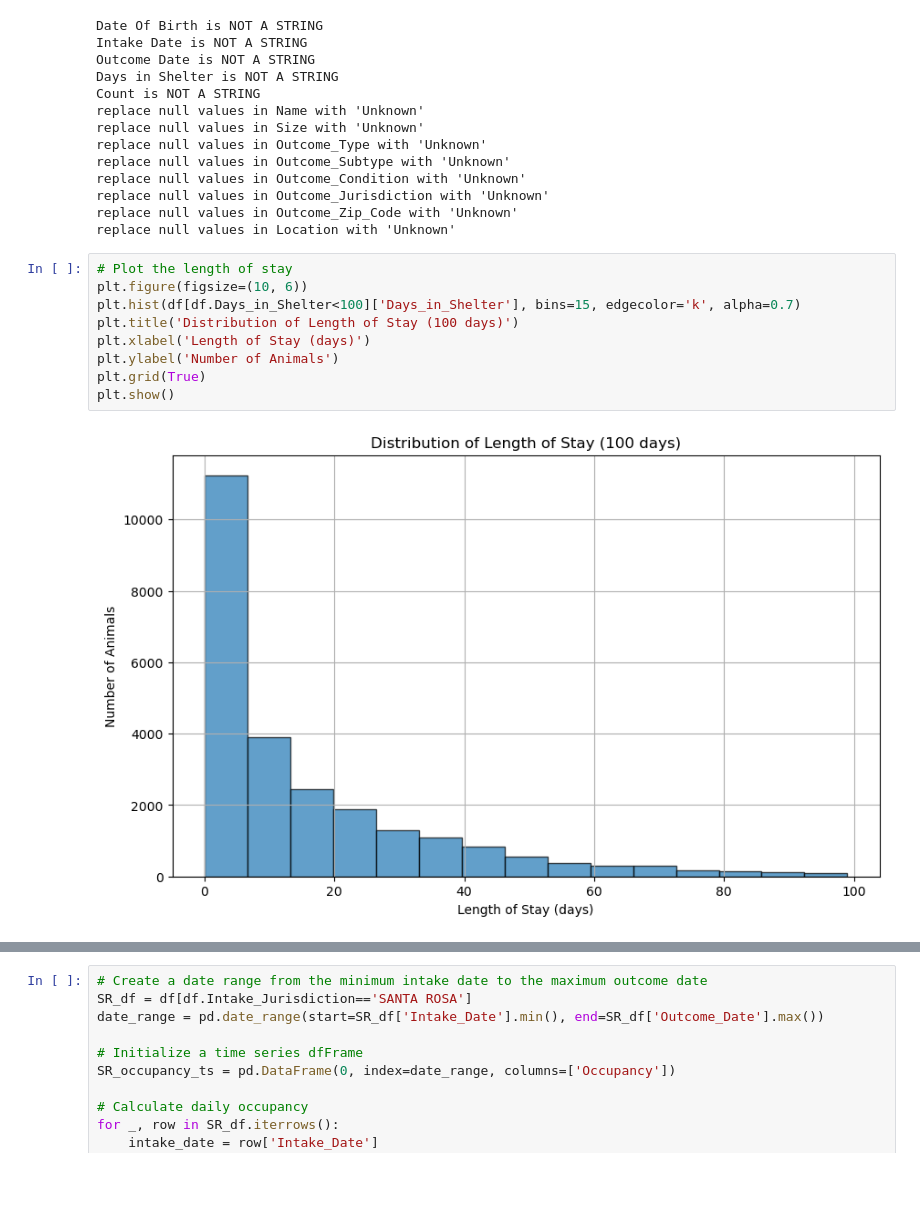
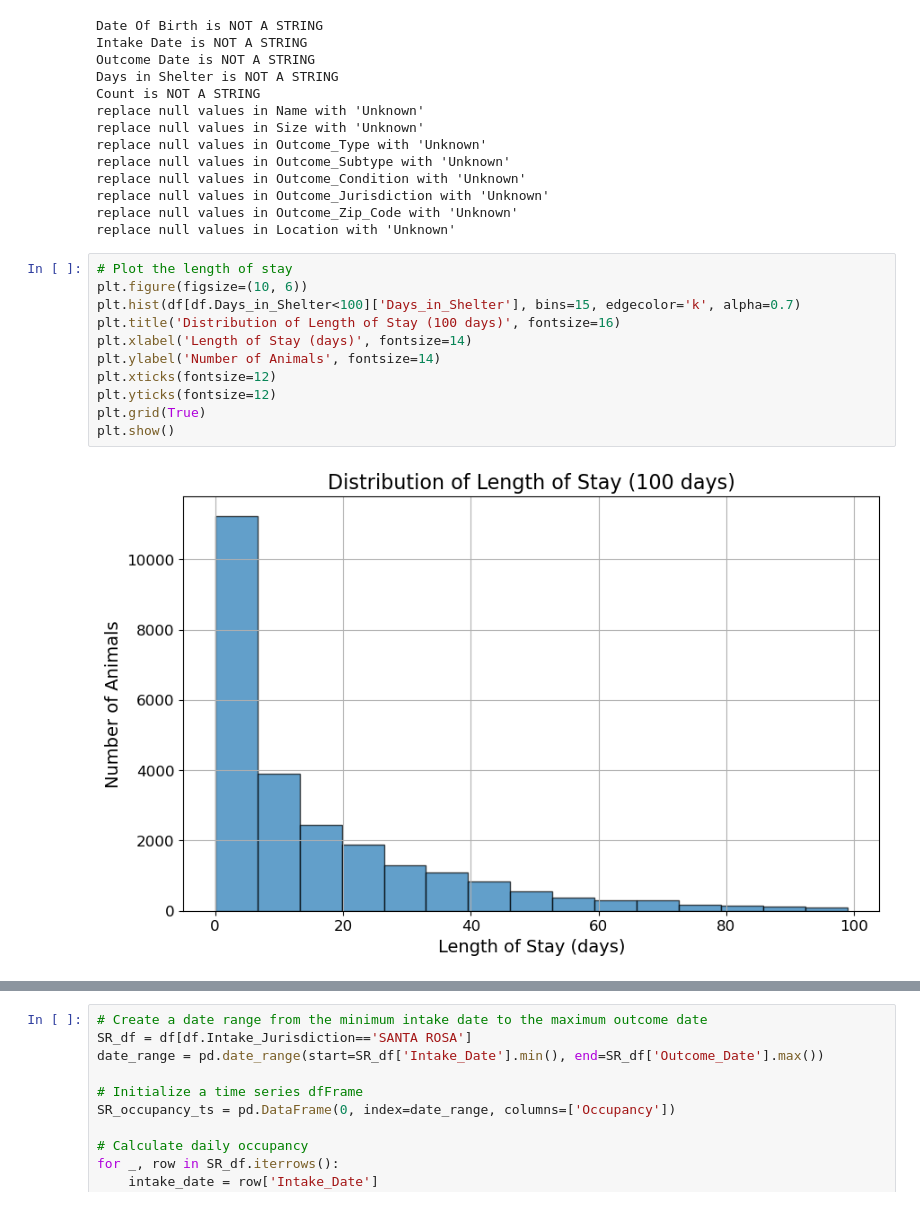
Before and after one commit to robchimel/pawpulation-forecast, a Jupyter notebook: plots.ipynb, the cells around one changed output, grey strips where cells are left out. Drawn from its saved outputs; the diff is of its cells as text; blank space fills up the shorter version.

```diff
--- a/plots.ipynb
+++ b/plots.ipynb
@@ -53,14 +53,16 @@ replace null values in Location with 'Unknown'
 # %%
 # Plot the length of stay
 plt.figure(figsize=(10, 6))
 plt.hist(df[df.Days_in_Shelter<100]['Days_in_Shelter'], bins=15, edgecolor='k', alpha=0.7)
-plt.title('Distribution of Length of Stay (100 days)')
-plt.xlabel('Length of Stay (days)')
-plt.ylabel('Number of Animals')
+plt.title('Distribution of Length of Stay (100 days)', fontsize=16)
+plt.xlabel('Length of Stay (days)', fontsize=14)
+plt.ylabel('Number of Animals', fontsize=14)
+plt.xticks(fontsize=12)
+plt.yticks(fontsize=12)
 plt.grid(True)
 plt.show()
 # %% [output]
-[figure, old version]
+[figure, new version]
 # %%
 # Log transformation of the length of stay
 df['Log Length of Stay'] = np.log1p(df['Days_in_Shelter'])  # log1p is used to handle log(0)
```
Also changed, not shown: parts of 8 cells of this notebook, 2 other files.
